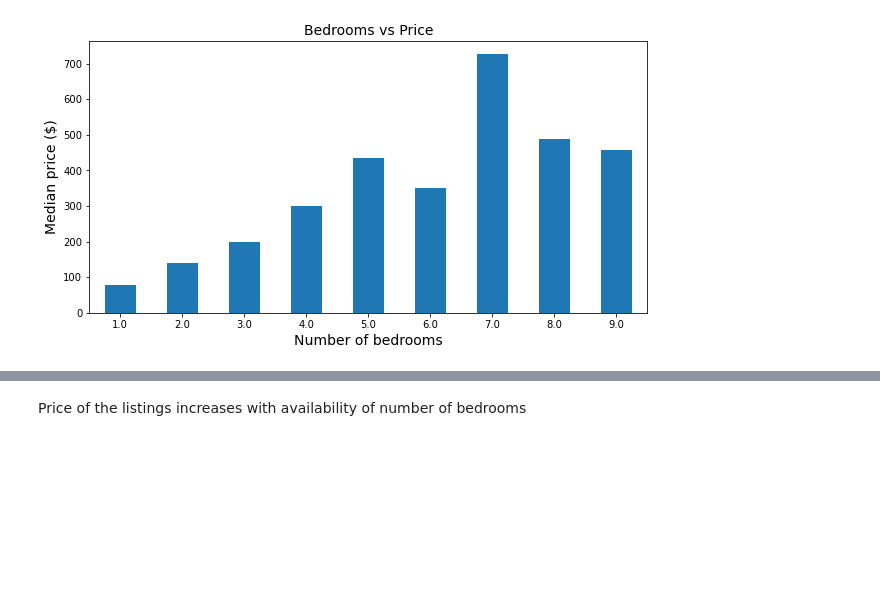
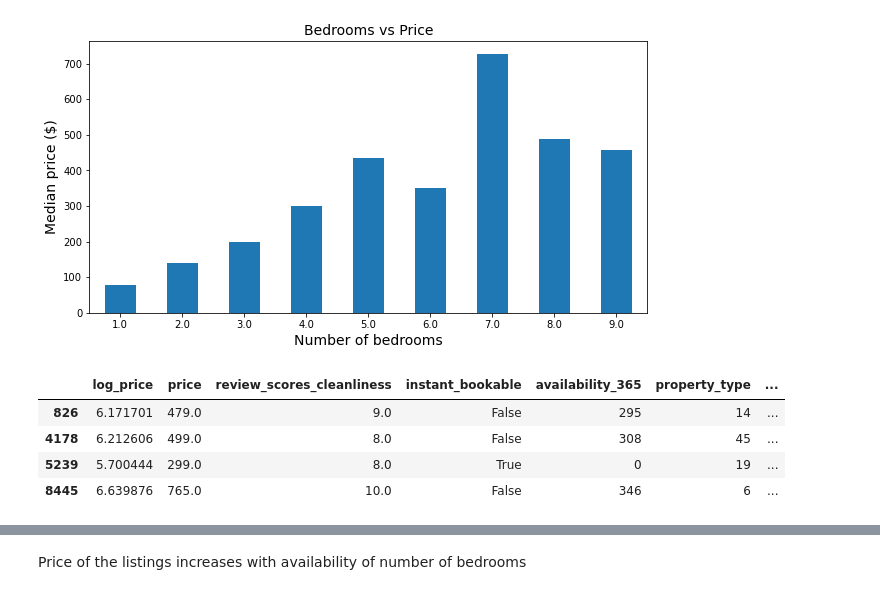
Before and after one commit to GKPSingh/Toronto-Airbnb, a Jupyter notebook: Data_EDA.ipynb, the cells around one changed output, grey strips where cells are left out. Cells and saved outputs as stored; diff of their text form; code cells hidden in the pictures; blank space fills up the shorter version.

```diff
--- a/Data_EDA.ipynb
+++ b/Data_EDA.ipynb
@@ -157,3 +157,11 @@ plt.xticks(rotation=0)
 plt.show()
 # %% [output]
 [figure]
+# %%
+df[df['bedrooms']==8]
+# %% [output]
+|  | log_price | price | review_scores_cleanliness | instant_bookable | availability_365 | property_type | ... |
+| 826 | 6.171701 | 479.0 | 9.0 | False | 295 | 14 | ... |
+| 4178 | 6.212606 | 499.0 | 8.0 | False | 308 | 45 | ... |
+| 5239 | 5.700444 | 299.0 | 8.0 | True | 0 | 19 | ... |
+| 8445 | 6.639876 | 765.0 | 10.0 | False | 346 | 6 | ... |
```
Also changed, not shown: parts of 8 cells of this notebook, 2 other files.
